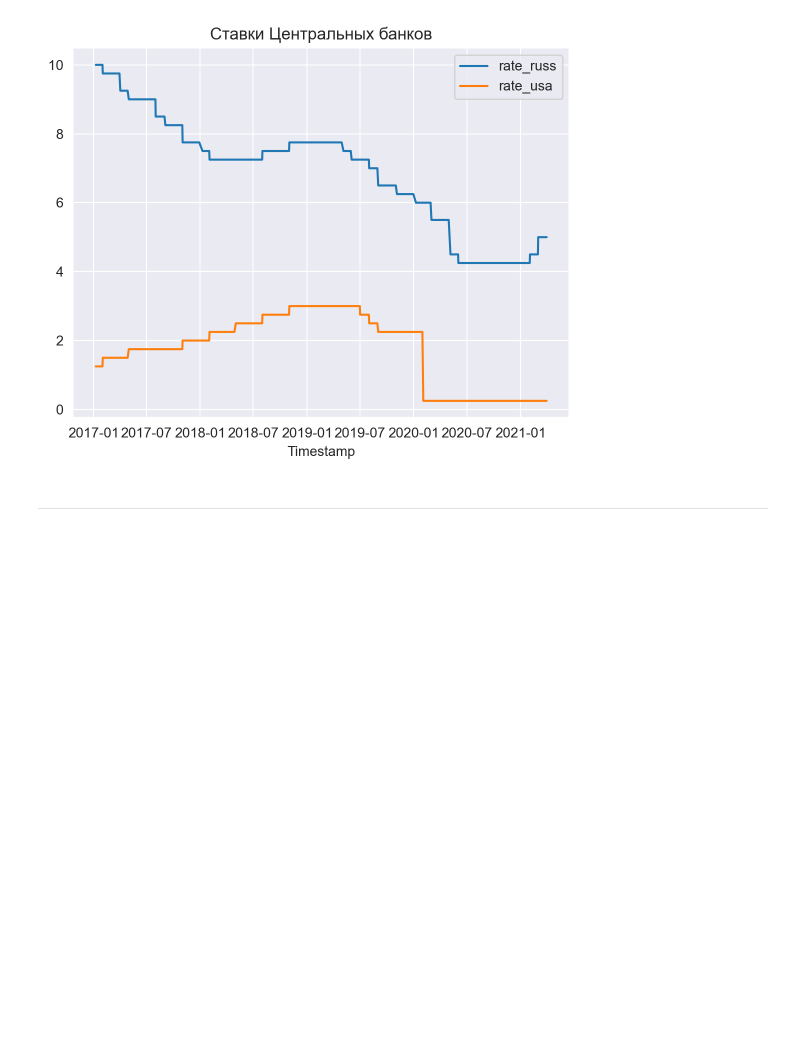
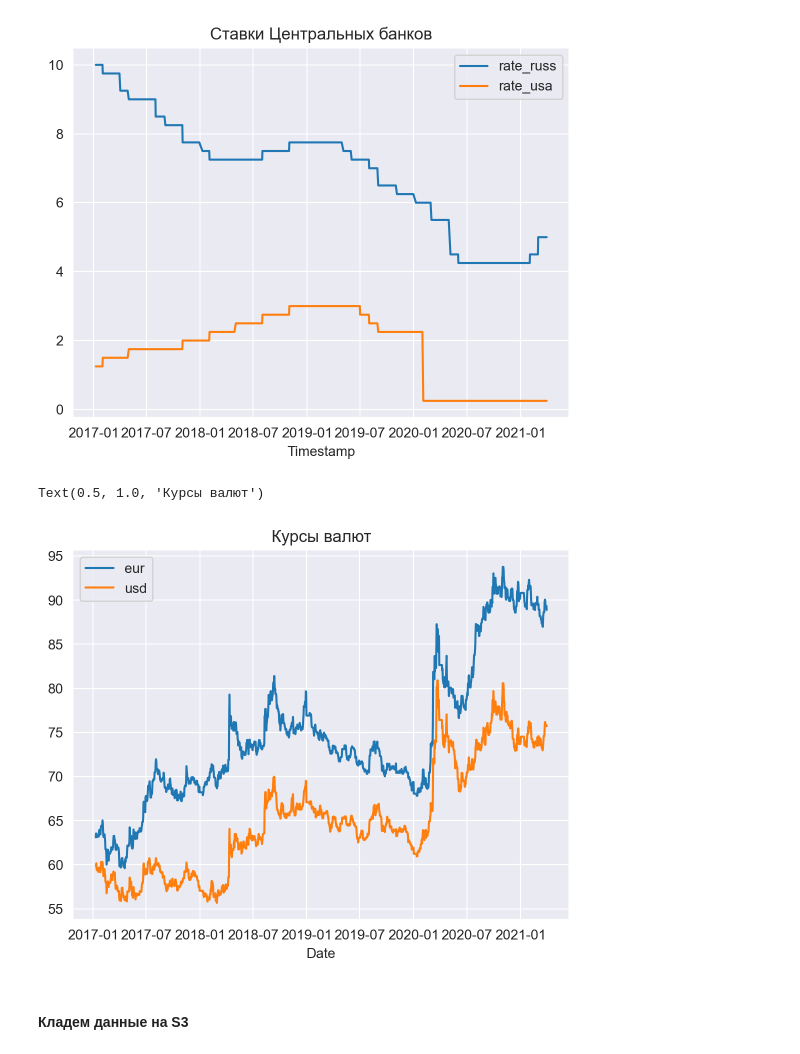
Before and after one commit to igmamedov/balance_predictions, a Jupyter notebook: notebooks/EDA.ipynb, the cells around one changed output. Cells and saved outputs as stored; diff of their text form; code cells hidden in the pictures; blank space fills up the shorter version.

```diff
--- a/notebooks/EDA.ipynb
+++ b/notebooks/EDA.ipynb
@@ -314,7 +326,36 @@ plt.title('Ставки Центральных банков')
 # %% [output]
 Text(0.5, 1.0, 'Ставки Центральных банков')
 [figure]
+# %%
+# курс доллара
+rate_usd = pd.read_excel("../data/usd_rate.xlsx")
+rate_usd = rate_usd.rename(columns={
+    "date":"Date",
+})
+rate_usd['Date'] = pd.to_datetime(rate_usd['Date'], format="%Y-%m-%d")
+rate_usd = rate_usd.set_index('Date')
+rate_usd = rate_usd.asfreq('D')
+rate_usd = rate_usd.bfill()
+# %%
+# купс евро
+rate_eur = pd.read_excel("../data/eur_rate.xlsx")
+rate_eur = rate_eur.rename(columns={
+    "date":"Date",
+})
+rate_eur['Date'] = pd.to_datetime(rate_eur['Date'], format="%Y-%m-%d")
+rate_eur = rate_eur.set_index('Date')
+rate_eur = rate_eur.asfreq('D')
+rate_eur = rate_eur.bfill()
+# %%
+sns.lineplot(data=rate_eur, x=rate_eur.index, y='eur', label='eur')
+sns.lineplot(data=rate_usd, x=rate_usd.index, y='usd', label='usd')
+
+plt.ylabel('')
+plt.title('Курсы валют')
+# %% [output]
+Text(0.5, 1.0, 'Курсы валют')
+[figure, added]
 # %%
 dataset.to_csv("../data/dataset.csv")
-# %% [markdown]
-____
+# %% [markdown]
+#### Кладем данные на S3
```
Also changed, not shown: parts of 12 cells of this notebook.
